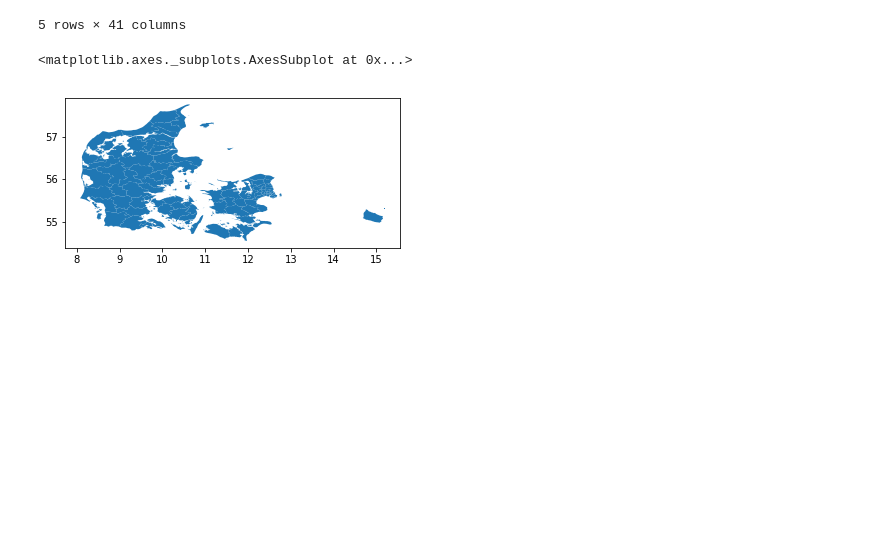
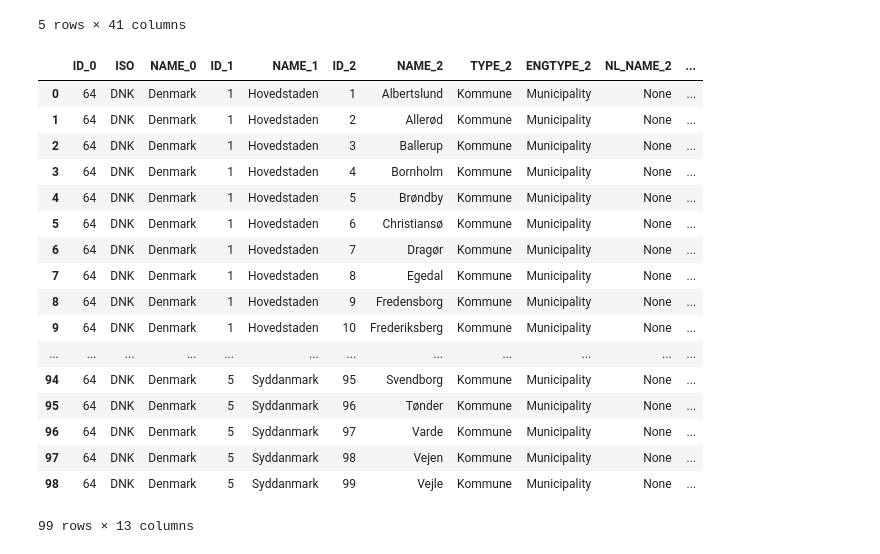
Before and after one commit to VictoriaHundevad/Social-Data-Science-Group-8, a Jupyter notebook: Plot code.ipynb, the cells around one changed output. Cells and saved outputs as stored; diff of their text form; code cells hidden in the pictures; blank space fills up the shorter version.

```diff
--- a/Plot code.ipynb
+++ b/Plot code.ipynb
@@ -66,8 +67,3 @@ NameError: name 'df' is not defined
-# %%
-df['year'] = [str(i)[:4] for i in df['date']]
-df['year'] = [int(float(i)) for i in df['year']]
-df['year']
-sns.countplot(y=df['year'])
 # %%
 import pandas as pd
 import geopandas as gp #conda install geopandas
@@ -95,10 +91,6 @@ gdf.head()
 5 rows × 41 columns
 # %%
 shp = gp.GeoDataFrame.from_file('/Users/bruger/Downloads/DNK_adm/DNK_adm2.shp') #denne virker kun hos Emma - læg op
-shp.plot()
-# %% [output]
-<matplotlib.axes._subplots.AxesSubplot at 0x...>
-[figure, removed]
 # %%
 shp.crs = {'init': 'epsg:4326'} #kod til samme form for koordinater
 gdf.crs = {'init': 'epsg:4326'}
@@ -116 +99,27 @@ lima_bank_num = pd.merge(shp, num_banks_per_district, on="NAME_2", how="right")
+# %%
+#Getting number of rides per municipality
+rides_per_district = dk_rides.groupby("NAME_2").size()
+rides_per_district = rides_per_district.to_frame(name="ride_num").reset_index()
+
+ride_num = pd.merge(shp, rides_per_district, on="NAME_2", how="right")
+ride_num
+# %% [output]
+|  | ID_0 | ISO | NAME_0 | ID_1 | NAME_1 | ID_2 | NAME_2 | TYPE_2 | ENGTYPE_2 | NL_NAME_2 | ... |
+| 0 | 64 | DNK | Denmark | 1 | Hovedstaden | 1 | Albertslund | Kommune | Municipality | None | ... |
+| 1 | 64 | DNK | Denmark | 1 | Hovedstaden | 2 | Allerød | Kommune | Municipality | None | ... |
+| 2 | 64 | DNK | Denmark | 1 | Hovedstaden | 3 | Ballerup | Kommune | Municipality | None | ... |
+| 3 | 64 | DNK | Denmark | 1 | Hovedstaden | 4 | Bornholm | Kommune | Municipality | None | ... |
+| 4 | 64 | DNK | Denmark | 1 | Hovedstaden | 5 | Brøndby | Kommune | Municipality | None | ... |
+| 5 | 64 | DNK | Denmark | 1 | Hovedstaden | 6 | Christiansø | Kommune | Municipality | None | ... |
+| 6 | 64 | DNK | Denmark | 1 | Hovedstaden | 7 | Dragør | Kommune | Municipality | None | ... |
+| 7 | 64 | DNK | Denmark | 1 | Hovedstaden | 8 | Egedal | Kommune | Municipality | None | ... |
+| 8 | 64 | DNK | Denmark | 1 | Hovedstaden | 9 | Fredensborg | Kommune | Municipality | None | ... |
+| 9 | 64 | DNK | Denmark | 1 | Hovedstaden | 10 | Frederiksberg | Kommune | Municipality | None | ... |
+| ... | ... | ... | ... | ... | ... | ... | ... | ... | ... | ... | ... |
+| 94 | 64 | DNK | Denmark | 5 | Syddanmark | 95 | Svendborg | Kommune | Municipality | None | ... |
+| 95 | 64 | DNK | Denmark | 5 | Syddanmark | 96 | Tønder | Kommune | Municipality | None | ... |
+| 96 | 64 | DNK | Denmark | 5 | Syddanmark | 97 | Varde | Kommune | Municipality | None | ... |
+| 97 | 64 | DNK | Denmark | 5 | Syddanmark | 98 | Vejen | Kommune | Municipality | None | ... |
+| 98 | 64 | DNK | Denmark | 5 | Syddanmark | 99 | Vejle | Kommune | Municipality | None | ... |
+99 rows × 13 columns
 # %%
```
Also changed, not shown: parts of 15 cells of this notebook.
